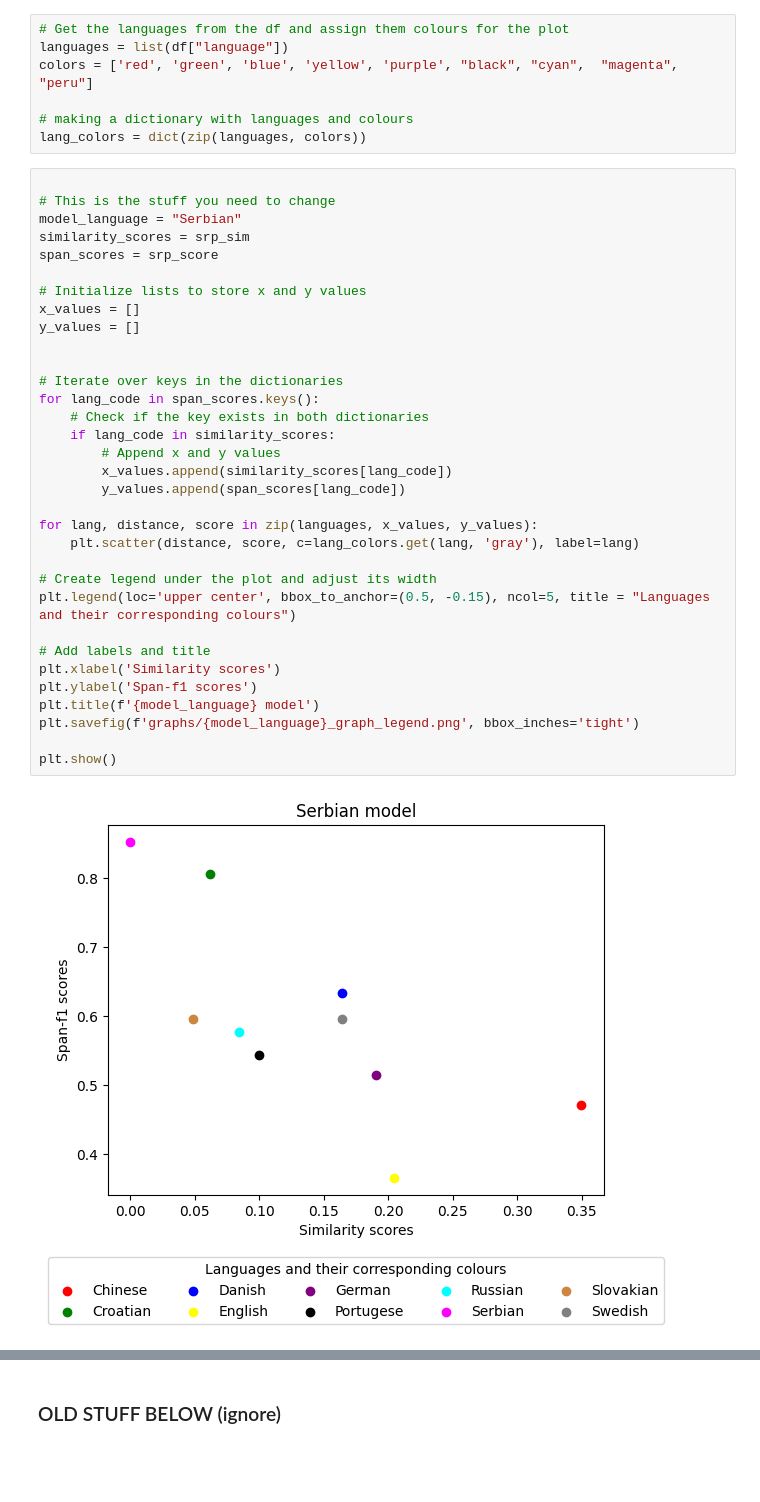
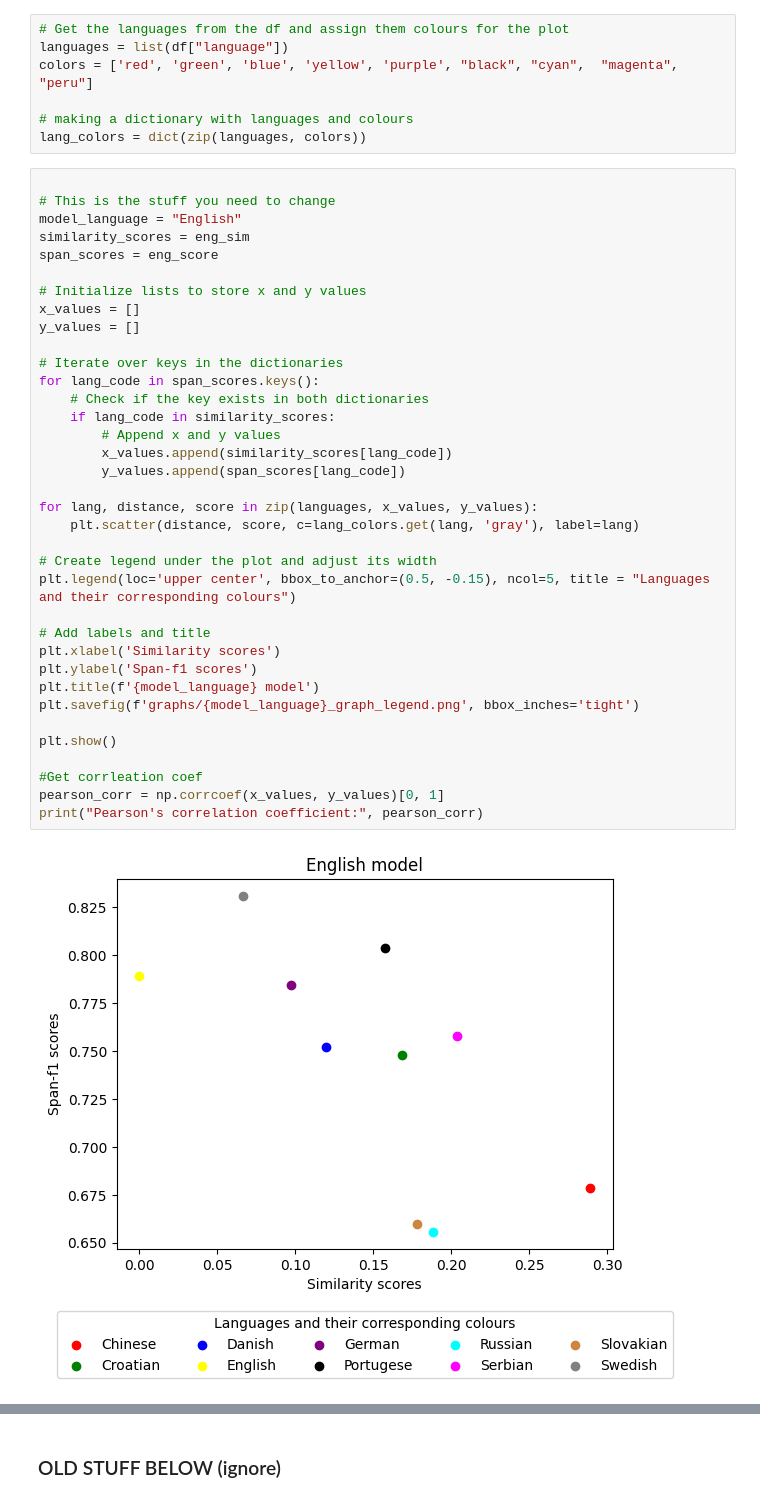
Before and after one commit to Mluonium/NLP-Final-Project, a Jupyter notebook: 08_lang_sim.ipynb, the cells around one changed output, grey strips where cells are left out. Saved outputs shown, nothing was run; the diff lists cells and outputs as text; blank space fills up the shorter version.

```diff
--- a/08_lang_sim.ipynb
+++ b/08_lang_sim.ipynb
@@ -316,35 +316,38 @@ lang_colors = dict(zip(languages, colors))
 # %%
 
 # This is the stuff you need to change
-model_language = "Serbian"
-similarity_scores = srp_sim
-span_scores = srp_score
+model_language = "English"
+similarity_scores = eng_sim
+span_scores = eng_score
 
 # Initialize lists to store x and y values
 x_values = []
 y_values = []
-
 
 # Iterate over keys in the dictionaries
 for lang_code in span_scores.keys():
     # Check if the key exists in both dictionaries
     if lang_code in similarity_scores:
         # Append x and y values
         x_values.append(similarity_scores[lang_code])
         y_values.append(span_scores[lang_code])
 
 for lang, distance, score in zip(languages, x_values, y_values):
     plt.scatter(distance, score, c=lang_colors.get(lang, 'gray'), label=lang)
 
 # Create legend under the plot and adjust its width
 plt.legend(loc='upper center', bbox_to_anchor=(0.5, -0.15), ncol=5, title = "Languages and their corresponding colours")
 
 # Add labels and title
 plt.xlabel('Similarity scores')
 plt.ylabel('Span-f1 scores')
 plt.title(f'{model_language} model')
 plt.savefig(f'graphs/{model_language}_graph_legend.png', bbox_inches='tight')
 
 plt.show()
+
+#Get corrleation coef
+pearson_corr = np.corrcoef(x_values, y_values)[0, 1]
+print("Pearson's correlation coefficient:", pearson_corr)
 # %% [output]
-[figure, old version]
+[figure, new version]
```
Also changed, not shown: parts of 1 cell of this notebook.
